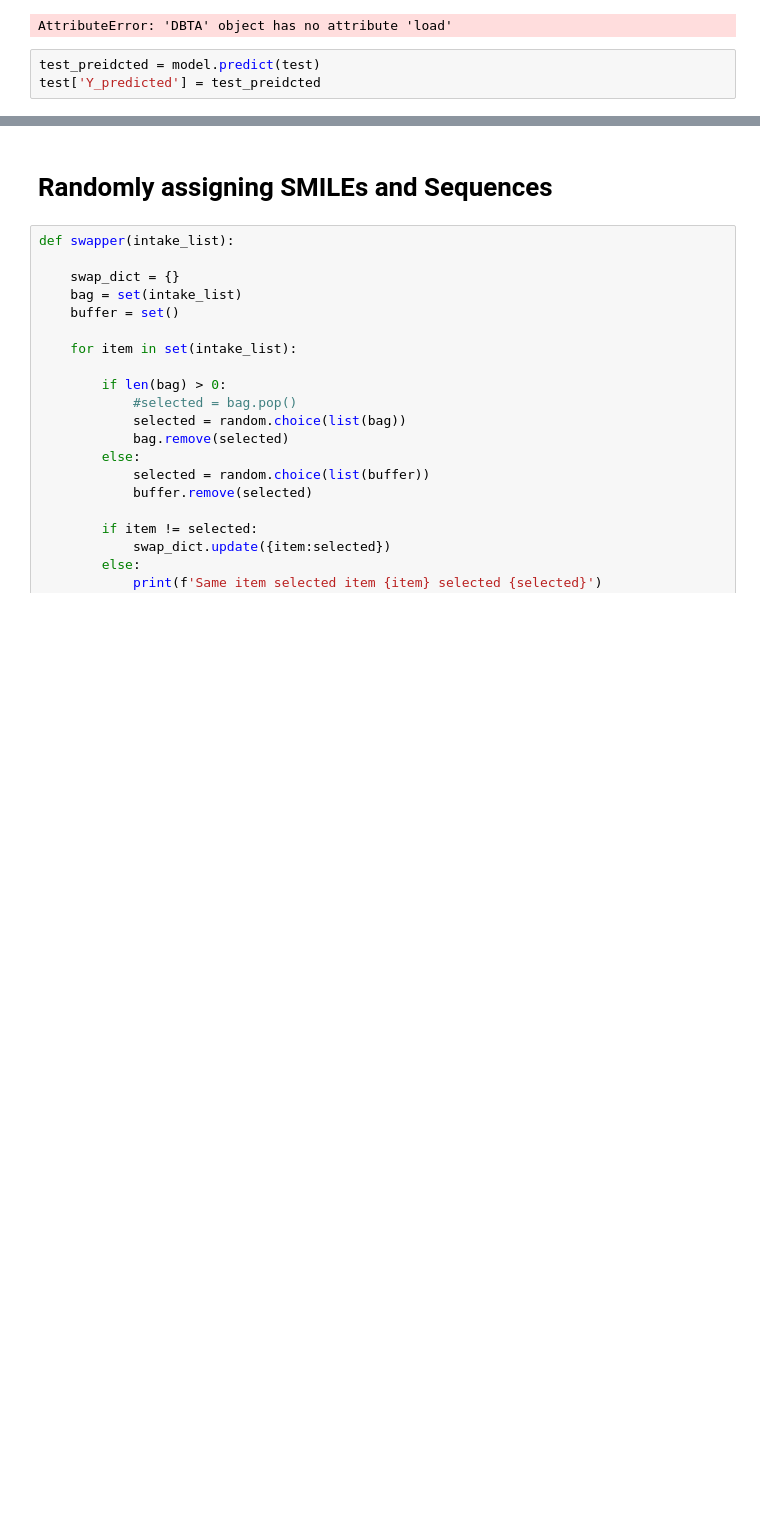
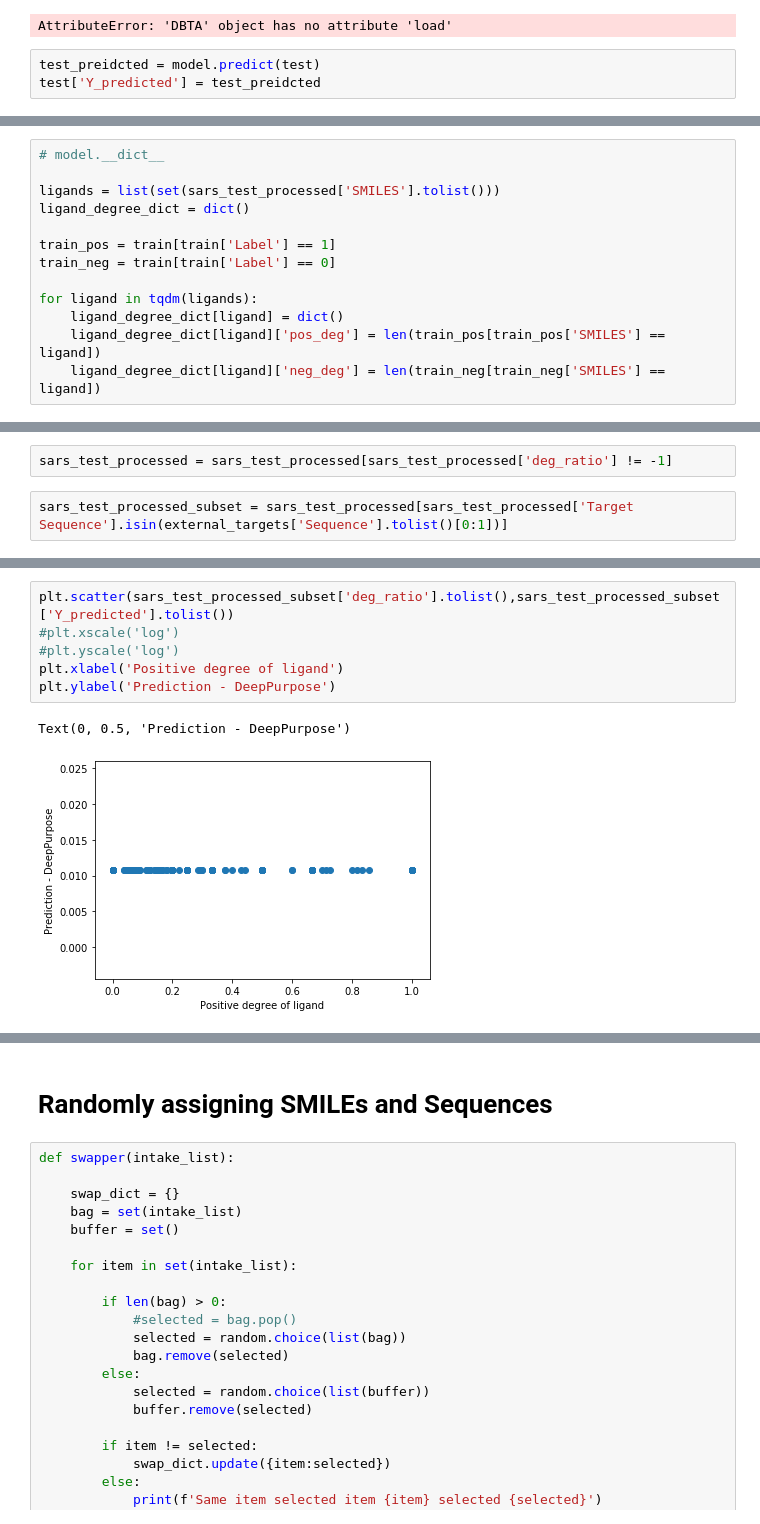
Before and after one commit to Barabasi-Lab/AI-Bind, a Jupyter notebook: DeepPurpose and Confuguration Model/Transformer-CNN/DeepPurpose Rerun - Transformer CNN.ipynb, the cells around one changed output, grey strips where cells are left out. Saved outputs shown, nothing was run; the diff lists cells and outputs as text; blank space fills up the shorter version.

```diff
--- a/DeepPurpose and Confuguration Model/Transformer-CNN/DeepPurpose Rerun - Transformer CNN.ipynb
+++ b/DeepPurpose and Confuguration Model/Transformer-CNN/DeepPurpose Rerun - Transformer CNN.ipynb
@@ -167,0 +306,13 @@ test.to_csv('../data/sars-busters-consolidated/GitData/DeepPurpose and Configura
+# %%
+# model.__dict__
+
+ligands = list(set(sars_test_processed['SMILES'].tolist()))
+ligand_degree_dict = dict()
+
+train_pos = train[train['Label'] == 1]
+train_neg = train[train['Label'] == 0]
+
+for ligand in tqdm(ligands):
+    ligand_degree_dict[ligand] = dict()
+    ligand_degree_dict[ligand]['pos_deg'] = len(train_pos[train_pos['SMILES'] == ligand])
+    ligand_degree_dict[ligand]['neg_deg'] = len(train_neg[train_neg['SMILES'] == ligand])
@@ -167,0 +338,4 @@ test.to_csv('../data/sars-busters-consolidated/GitData/DeepPurpose and Configura
+# %%
+sars_test_processed = sars_test_processed[sars_test_processed['deg_ratio'] != -1]
+# %%
+sars_test_processed_subset = sars_test_processed[sars_test_processed['Target Sequence'].isin(external_targets['Sequence'].tolist()[0:1])]
@@ -167,0 +364,9 @@ test.to_csv('../data/sars-busters-consolidated/GitData/DeepPurpose and Configura
+# %%
+plt.scatter(sars_test_processed_subset['deg_ratio'].tolist(),sars_test_processed_subset['Y_predicted'].tolist())
+#plt.xscale('log')
+#plt.yscale('log')
+plt.xlabel('Positive degree of ligand')
+plt.ylabel('Prediction - DeepPurpose')
+# %% [output]
+Text(0, 0.5, 'Prediction - DeepPurpose')
+[figure, added]
```
Also changed, not shown: parts of 40 cells of this notebook, 18 other files.
